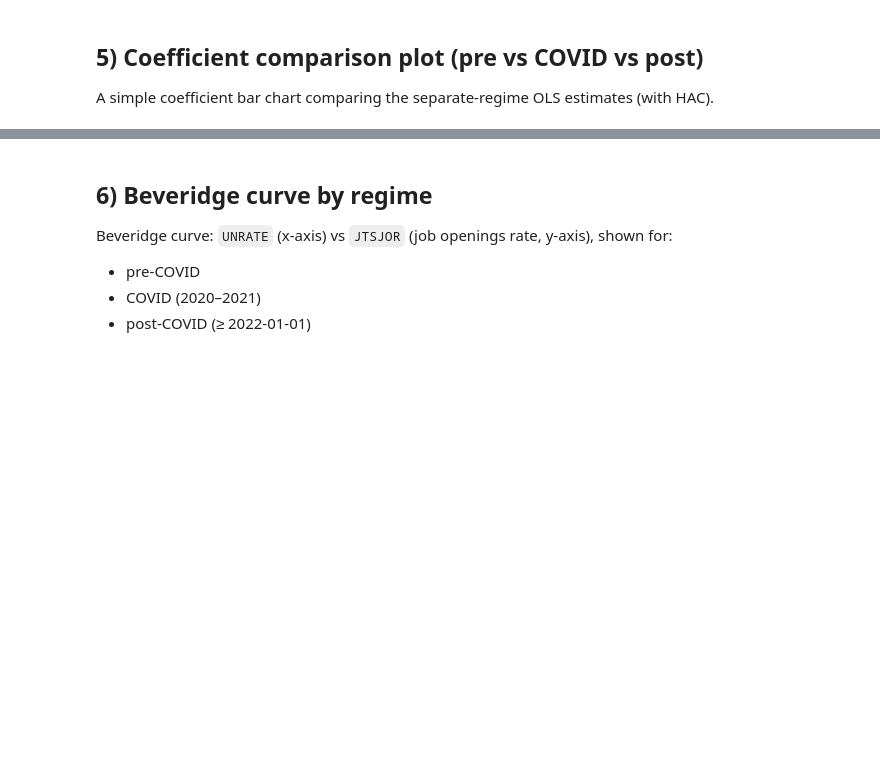
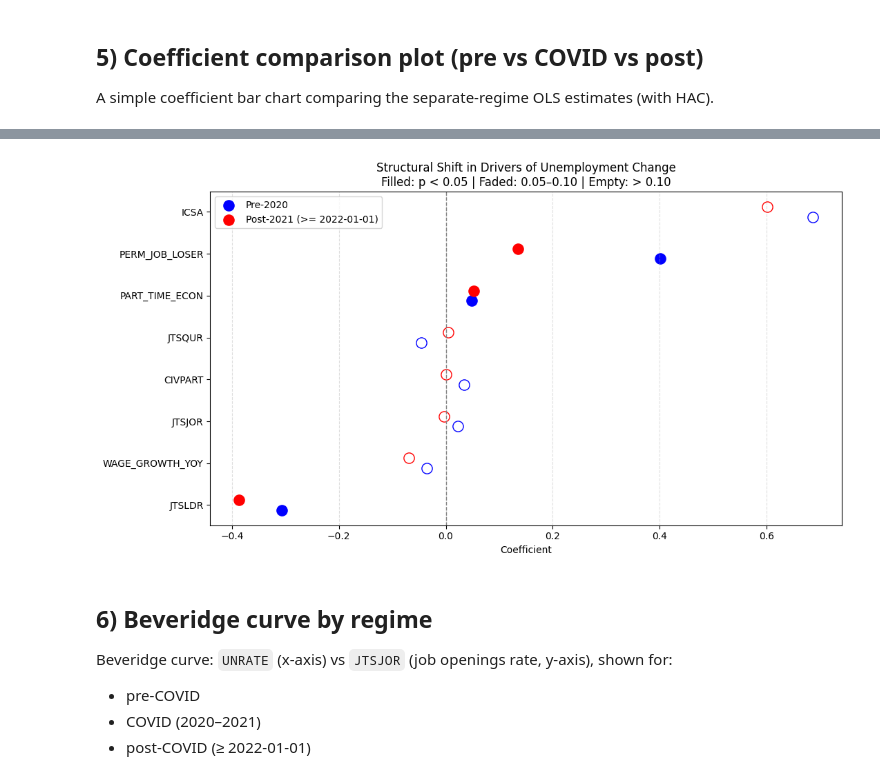
Before and after one commit to UncurledGuide/drivers_of_unemployment, a Jupyter notebook: data.ipynb, the cells around one changed output, grey strips where cells are left out. Saved outputs shown, nothing was run; the diff lists cells and outputs as text; code cells hidden in the pictures; blank space fills up the shorter version.

```diff
--- a/data.ipynb
+++ b/data.ipynb
@@ -441,3 +624,88 @@ plt.show()
+# %%
+import numpy as np
+import pandas as pd
+import matplotlib.pyplot as plt
+
+def structural_shift_plot_pre_post(
+    model_pre,
+    model_post,
+    title="Structural Shift in Drivers of Unemployment Change",
+    pre_label="Pre-2020",
+    post_label="Post-2021 (>= 2022-01-01)",
+    drop_const=True,
+    figsize=(11, 6),
+):
+    """
+    Replicates the 'original style' structural shift plot:
+    - two points per variable (pre, post)
+    - marker fill indicates p-value: filled (<0.05), faded (0.05-0.10), empty (>0.10)
+    - horizontal layout; y-axis lists variables
+    """
+
+    # Build comparison df
+    comp = pd.DataFrame({
+        "Pre_Coeff": model_pre.params,
+        "Pre_pval": model_pre.pvalues,
+        "Post_Coeff": model_post.params,
+        "Post_pval": model_post.pvalues,
+    })
+
+    if drop_const and "const" in comp.index:
+        comp = comp.drop(index="const")
+
+    # For readability, sort by post coefficient (optional)
+    comp = comp.sort_values("Post_Coeff")
+
+    variables = list(comp.index)
+    y_pos = np.arange(len(variables))
+
+    pre_coeff = comp["Pre_Coeff"].values
+    post_coeff = comp["Post_Coeff"].values
+    pre_p = comp["Pre_pval"].values
+    post_p = comp["Post_pval"].values
+
+    plt.figure(figsize=figsize)
+
+    def plot_points(coeffs, pvals, y_offset, color, label):
+        for i, (coef, p) in enumerate(zip(coeffs, pvals)):
+            if p < 0.05:
+                marker_style = dict(marker="o", facecolor=color, edgecolor=color)
+            elif p < 0.10:
+                marker_style = dict(marker="o", facecolor=color, edgecolor=color, alpha=0.4)
+            else:
+                marker_style = dict(marker="o", facecolor="white", edgecolor=color)
+            plt.scatter(coef, y_pos[i] + y_offset, s=120, **marker_style)
+
+        # dummy handle for legend
+        plt.scatter([], [], s=120, facecolor=color, edgecolor=color, label=label)
+
+    # Plot pre and post
+    plot_points(pre_coeff, pre_p, -0.12, "blue", pre_label)
+    plot_points(post_coeff, post_p, +0.12, "red", post_label)
+
+    plt.axvline(0, color="gray", linestyle="--", linewidth=1)
+    plt.yticks(y_pos, variables)
+    plt.xlabel("Coefficient")
+    plt.title(title + "\nFilled: p < 0.05 | Faded: 0.05–0.10 | Empty: > 0.10")
+    plt.grid(axis="x", linestyle="--", alpha=0.4)
+    plt.legend()
+    plt.tight_layout()
+    plt.show()
+
+# ---- USAGE ----
+# Use the two fitted results objects you want to compare.
+# In your 3-regime notebook these are typically something like:
+# model_pre, model_covid, model_post
+# Here we compare pre vs post:
+structural_shift_plot_pre_post(
+    model_pre=model_pre,
+    model_post=model_post,
+    title="Structural Shift in Drivers of Unemployment Change",
+    pre_label="Pre-2020",
+    post_label="Post-2021 (>= 2022-01-01)"
+)
+# %% [output]
+[figure, added]
 # %% [markdown]
 ## 6) Beveridge curve by regime
 
```
Also changed, not shown: parts of 12 cells of this notebook.
